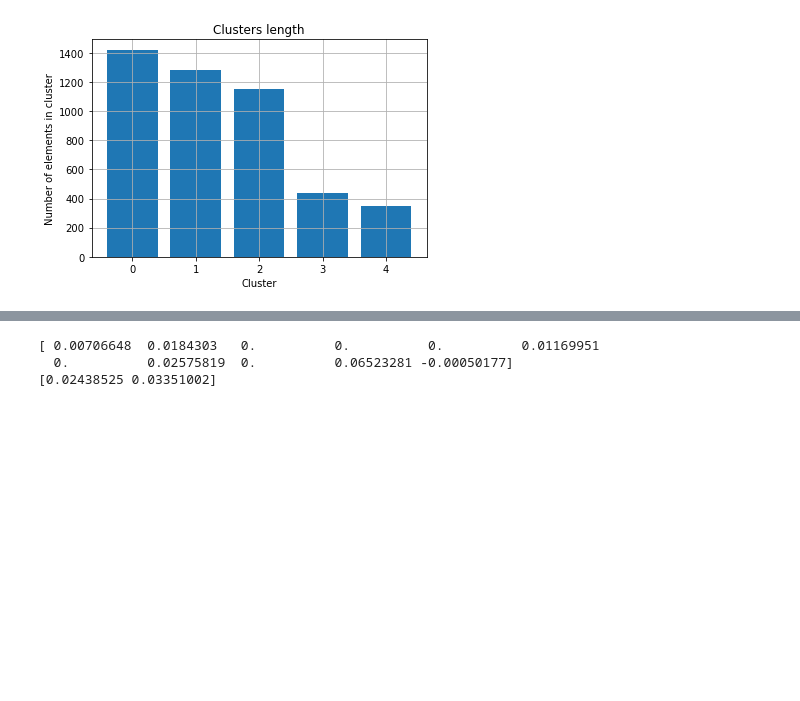
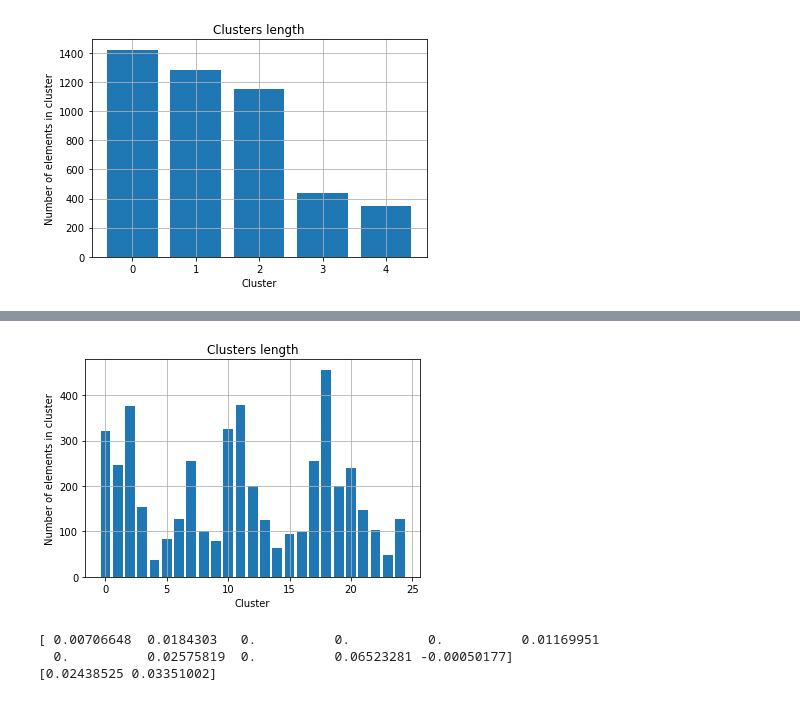
Before and after one commit to batataazul/projects_MachineLearning, a Jupyter notebook: project1/Notebooks/kMeans.ipynb, the cells around one changed output, grey strips where cells are left out. Cells and saved outputs as stored; diff of their text form; code cells hidden in the pictures; blank space fills up the shorter version.

```diff
--- a/project1/Notebooks/kMeans.ipynb
+++ b/project1/Notebooks/kMeans.ipynb
@@ -325,3 +327,7 @@ printCount(results2[5],"../images/clusterCount2_6.jpg")
+# %%
+printCount(results2[24],"../images/clusterCount2_25.jpg")
+# %% [output]
+[figure, added]
 # %%
 def getPoints(matrix):
     newMatrix = []
```
Also changed, not shown: parts of 6 cells of this notebook, 6 other files.
